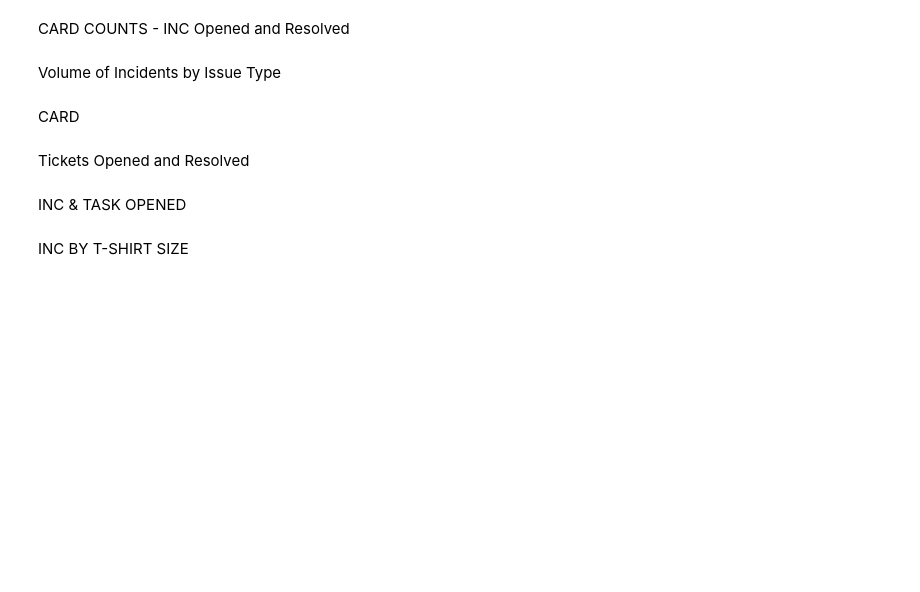
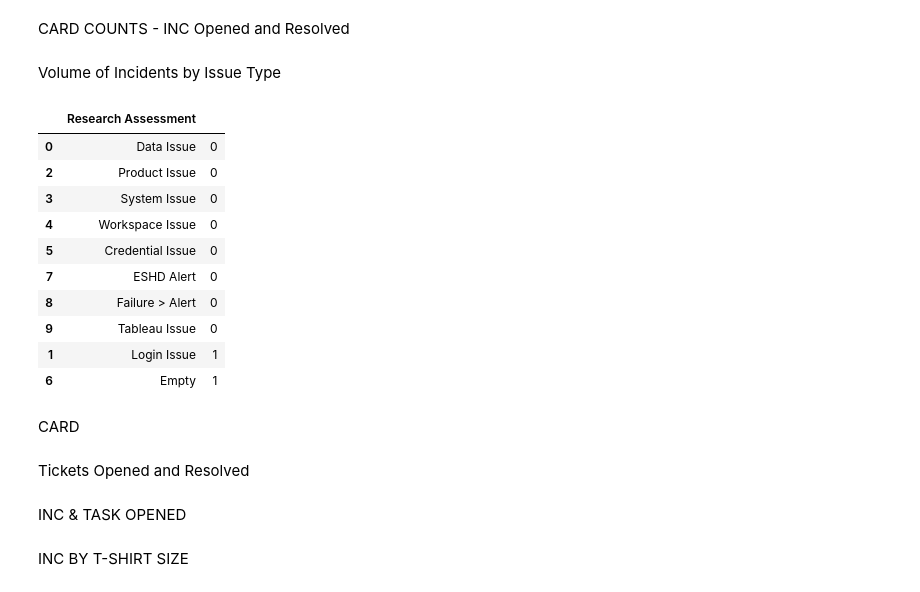
Before and after one commit to cH000k/python, a Jupyter notebook: app_test.ipynb, the cells around one changed output. Drawn from its saved outputs; the diff is of its cells as text; code cells hidden in the pictures; blank space fills up the shorter version.

```diff
--- a/app_test.ipynb
+++ b/app_test.ipynb
@@ -177,8 +180,10 @@ def inc_issue_type(timeline):
     research_assessment_count = []
 
     if timeline == 'current-month':
-        date_filter = (df_incident['opened_at'] >= month_first_day)
+        date_filter = (df_incident['resolved_at'] >= month_first_day) & (df_incident['resolved_at'] < '2200-01-01')
         df_filtered = df_incident.loc[date_filter]
+
+        df_filtered
 
         # Get Count for each 'Research Assessment'
 
@@ -194,9 +199,10 @@ def inc_issue_type(timeline):
 
         df_research_assessment = df_research_assessment.sort_values('', ascending=True)
         return df_research_assessment
+        # return df_filtered
 
     elif timeline == 'last-month':
-        date_filter = (df_incident['opened_at'] < month_first_day) & (df_incident['opened_at'] >= last_month)
+        date_filter = (df_incident['resolved_at'] < month_first_day) & (df_incident['resolved_at'] >= last_month)
         df_filtered = df_incident.loc[date_filter]
 
         # Get Count for each 'Research Assessment'
@@ -217,7 +223,7 @@ def inc_issue_type(timeline):
 
     elif timeline == 'current-year':
         # first_month = month_first_day.replace(str(f"-{split_month_date_today[1]}"), str(f"-01"))
-        date_filter = (df_incident['opened_at'] < '2200-01-01') & (df_incident['opened_at'] >= year_first_day)
+        date_filter = (df_incident['resolved_at'] < '2200-01-01') & (df_incident['resolved_at'] >= year_first_day)
         df_filtered = df_incident.loc[date_filter]
 
         # Get Count for each 'Research Assessment'
@@ -253,4 +259,18 @@ df_assessment_cm = inc_issue_type('current-month')
 df_assessment_lm = inc_issue_type('last-month')
 df_assessment_cy = inc_issue_type('current-year')
 df_assessment_ytd = inc_issue_type('ytd')
+# %%
+df_assessment_cm
+# %% [output]
+|  | Research Assessment |  |
+| 0 | Data Issue | 0 |
+| 2 | Product Issue | 0 |
+| 3 | System Issue | 0 |
+| 4 | Workspace Issue | 0 |
+| 5 | Credential Issue | 0 |
+| 7 | ESHD Alert | 0 |
+| 8 | Failure > Alert | 0 |
+| 9 | Tableau Issue | 0 |
+| 1 | Login Issue | 1 |
+| 6 | Empty | 1 |
 # %%
```
Also changed, not shown: parts of 5 cells of this notebook, 5 other files.
